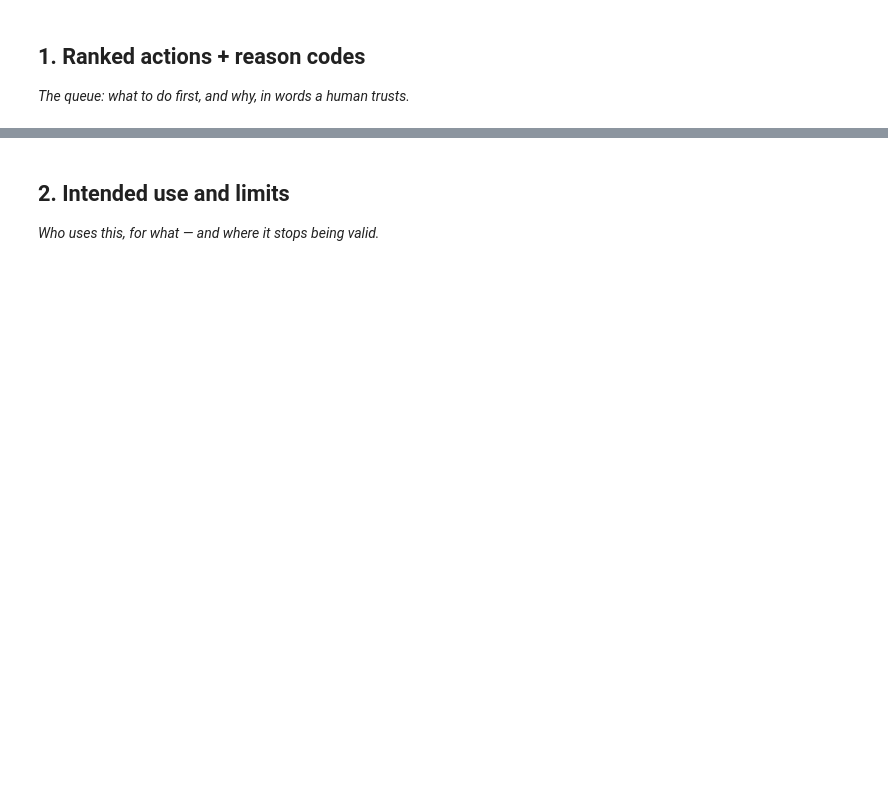
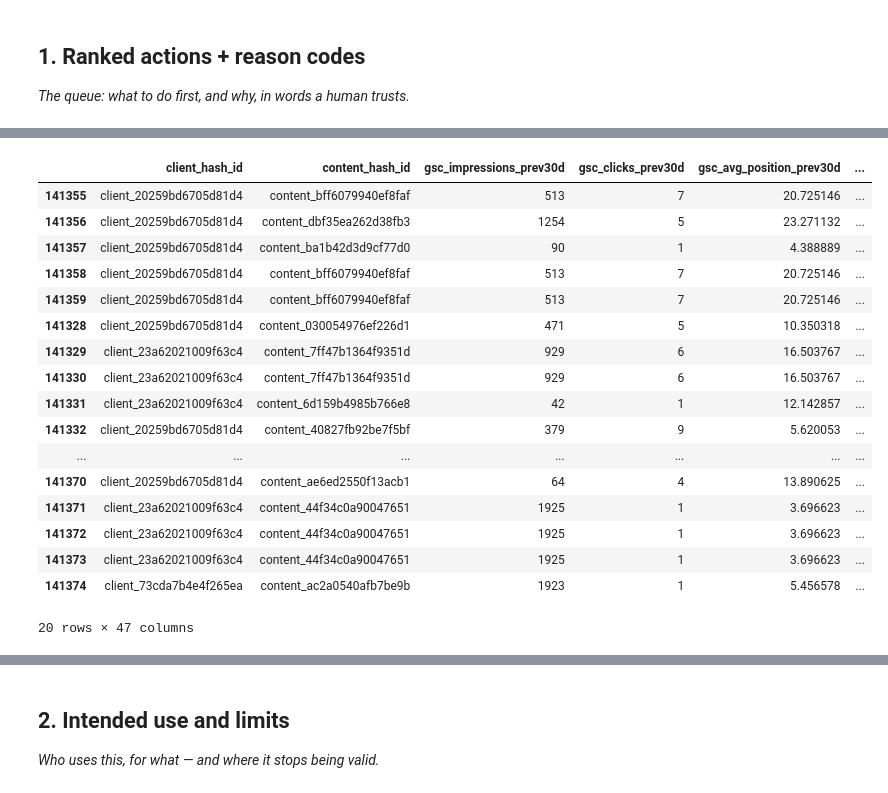
Before and after one commit to MuhammadFaizan0023/FlyRank_ML_internship_repo, a Jupyter notebook: work/notebooks/w07_action_playbook.ipynb, the cells around one changed output, grey strips where cells are left out. Drawn from its saved outputs; the diff is of its cells as text; code cells hidden in the pictures; blank space fills up the shorter version.

```diff
--- a/work/notebooks/w07_action_playbook.ipynb
+++ b/work/notebooks/w07_action_playbook.ipynb
@@ -9,3 +14,5 @@ This skeleton is yours to fill. Work the sections **in order** — each one has
+# %%
+data = pd.read_csv("data_for_baseline_action_score.csv")
 # %% [markdown]
 ## 1. Ranked actions + reason codes
 
@@ -15,0 +32,23 @@ This skeleton is yours to fill. Work the sections **in order** — each one has
+# %%
+ranked_queue = data.sort_values('decline_score', ascending=False)
+# %%
+ranked_queue[:20]
+# %% [output]
+|  | client_hash_id | content_hash_id | gsc_impressions_prev30d | gsc_clicks_prev30d | gsc_avg_position_prev30d | ... |
+| 141355 | client_20259bd6705d81d4 | content_bff6079940ef8faf | 513 | 7 | 20.725146 | ... |
+| 141356 | client_20259bd6705d81d4 | content_dbf35ea262d38fb3 | 1254 | 5 | 23.271132 | ... |
+| 141357 | client_20259bd6705d81d4 | content_ba1b42d3d9cf77d0 | 90 | 1 | 4.388889 | ... |
+| 141358 | client_20259bd6705d81d4 | content_bff6079940ef8faf | 513 | 7 | 20.725146 | ... |
+| 141359 | client_20259bd6705d81d4 | content_bff6079940ef8faf | 513 | 7 | 20.725146 | ... |
+| 141328 | client_20259bd6705d81d4 | content_030054976ef226d1 | 471 | 5 | 10.350318 | ... |
+| 141329 | client_23a62021009f63c4 | content_7ff47b1364f9351d | 929 | 6 | 16.503767 | ... |
+| 141330 | client_23a62021009f63c4 | content_7ff47b1364f9351d | 929 | 6 | 16.503767 | ... |
+| 141331 | client_23a62021009f63c4 | content_6d159b4985b766e8 | 42 | 1 | 12.142857 | ... |
+| 141332 | client_20259bd6705d81d4 | content_40827fb92be7f5bf | 379 | 9 | 5.620053 | ... |
+| ... | ... | ... | ... | ... | ... | ... |
+| 141370 | client_20259bd6705d81d4 | content_ae6ed2550f13acb1 | 64 | 4 | 13.890625 | ... |
+| 141371 | client_23a62021009f63c4 | content_44f34c0a90047651 | 1925 | 1 | 3.696623 | ... |
+| 141372 | client_23a62021009f63c4 | content_44f34c0a90047651 | 1925 | 1 | 3.696623 | ... |
+| 141373 | client_23a62021009f63c4 | content_44f34c0a90047651 | 1925 | 1 | 3.696623 | ... |
+| 141374 | client_73cda7b4e4f265ea | content_ac2a0540afb7be9b | 1923 | 1 | 5.456578 | ... |
+20 rows × 47 columns
```
Also changed, not shown: parts of 10 cells of this notebook.
